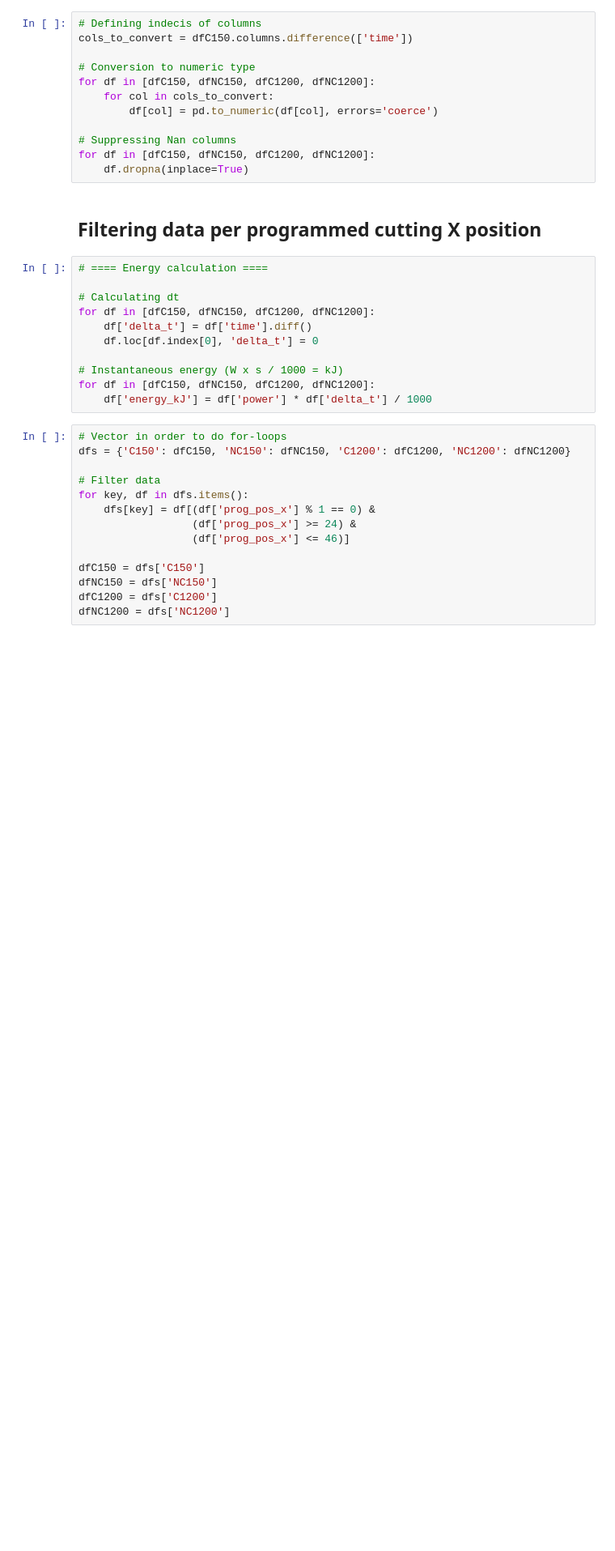
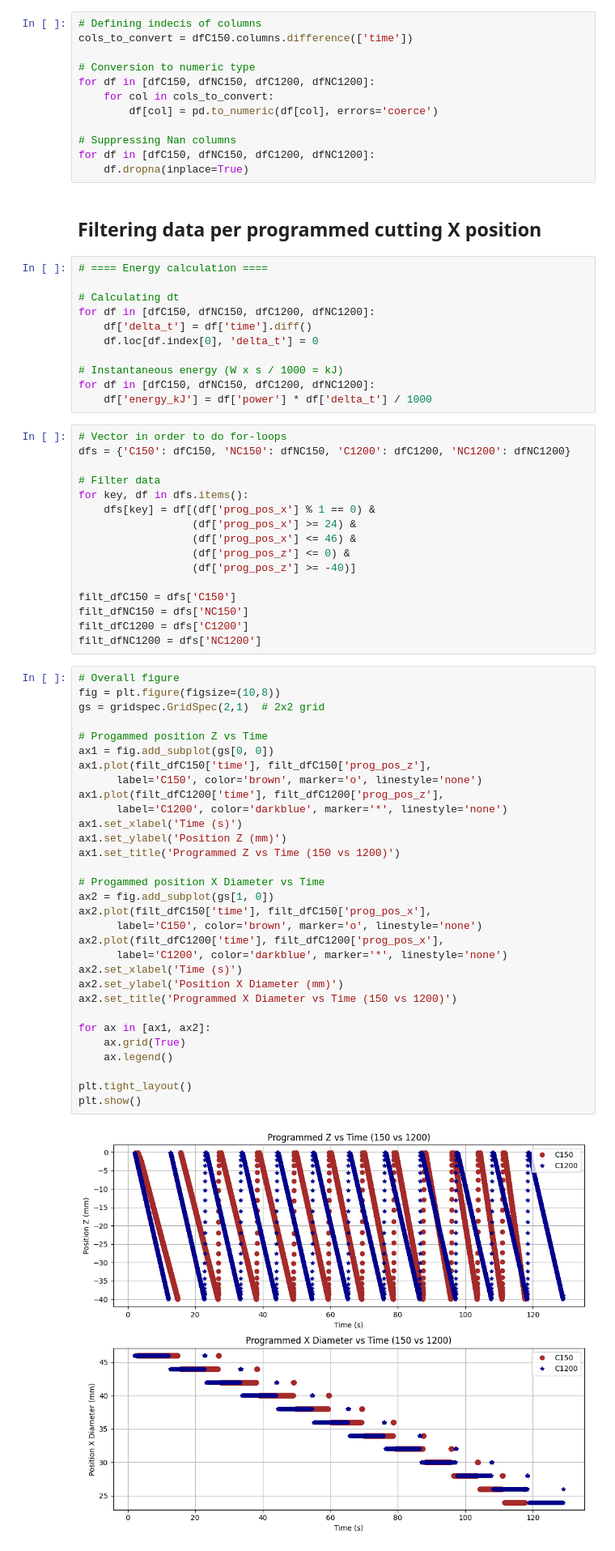
Before and after one commit to PaoloRos/MASSMa, a Jupyter notebook: turning_datas/chapter_2025-main/1st_assignment.ipynb, the cells around one changed output. Shown at 81% size. Drawn from its saved outputs; the diff is of its cells as text; blank space fills up the shorter version.

```diff
--- a/turning_datas/chapter_2025-main/1st_assignment.ipynb
+++ b/turning_datas/chapter_2025-main/1st_assignment.ipynb
@@ -84,9 +84,44 @@ dfs = {'C150': dfC150, 'NC150': dfNC150, 'C1200': dfC1200, 'NC1200': dfNC1200}
 for key, df in dfs.items():
     dfs[key] = df[(df['prog_pos_x'] % 1 == 0) &
                   (df['prog_pos_x'] >= 24) &
-                  (df['prog_pos_x'] <= 46)]
+                  (df['prog_pos_x'] <= 46) &
+                  (df['prog_pos_z'] <= 0) &
+                  (df['prog_pos_z'] >= -40)]
 
-dfC150 = dfs['C150']
-dfNC150 = dfs['NC150']
-dfC1200 = dfs['C1200']
-dfNC1200 = dfs['NC1200']
+filt_dfC150 = dfs['C150']
+filt_dfNC150 = dfs['NC150']
+filt_dfC1200 = dfs['C1200']
+filt_dfNC1200 = dfs['NC1200']
+# %%
+# Overall figure
+fig = plt.figure(figsize=(10,8))
+gs = gridspec.GridSpec(2,1)  # 2x2 grid
+
+# Progammed position Z vs Time
+ax1 = fig.add_subplot(gs[0, 0])
+ax1.plot(filt_dfC150['time'], filt_dfC150['prog_pos_z'],
+      label='C150', color='brown', marker='o', linestyle='none')
+ax1.plot(filt_dfC1200['time'], filt_dfC1200['prog_pos_z'],
+      label='C1200', color='darkblue', marker='*', linestyle='none')
+ax1.set_xlabel('Time (s)')
+ax1.set_ylabel('Position Z (mm)')
+ax1.set_title('Programmed Z vs Time (150 vs 1200)')
+
+# Progammed position X Diameter vs Time
+ax2 = fig.add_subplot(gs[1, 0])
+ax2.plot(filt_dfC150['time'], filt_dfC150['prog_pos_x'],
+      label='C150', color='brown', marker='o', linestyle='none')
+ax2.plot(filt_dfC1200['time'], filt_dfC1200['prog_pos_x'],
+      label='C1200', color='darkblue', marker='*', linestyle='none')
+ax2.set_xlabel('Time (s)')
+ax2.set_ylabel('Position X Diameter (mm)')
+ax2.set_title('Programmed X Diameter vs Time (150 vs 1200)')
+
+for ax in [ax1, ax2]:
+    ax.grid(True)
+    ax.legend()
+
+plt.tight_layout()
+plt.show()
+# %% [output]
+[figure, added]
```
Also changed, not shown: parts of 7 cells of this notebook.
